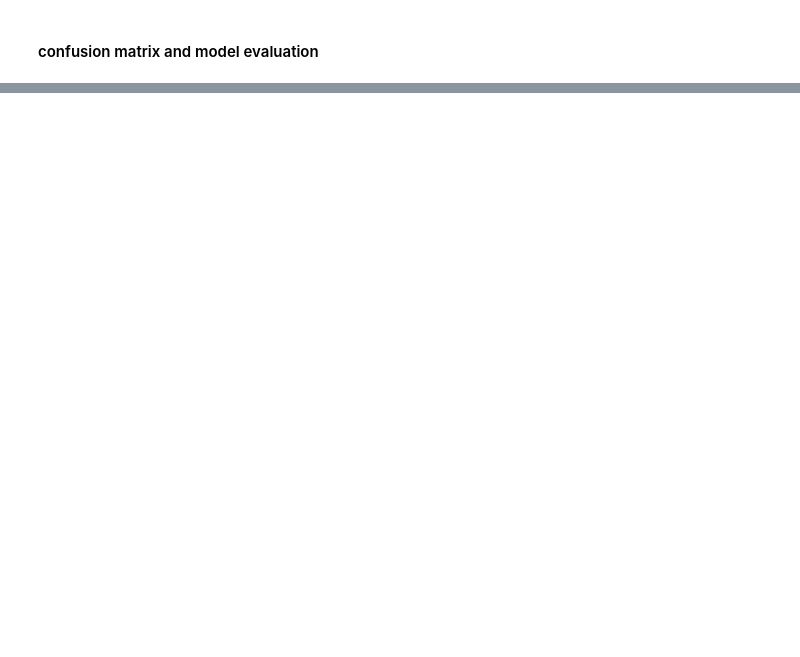
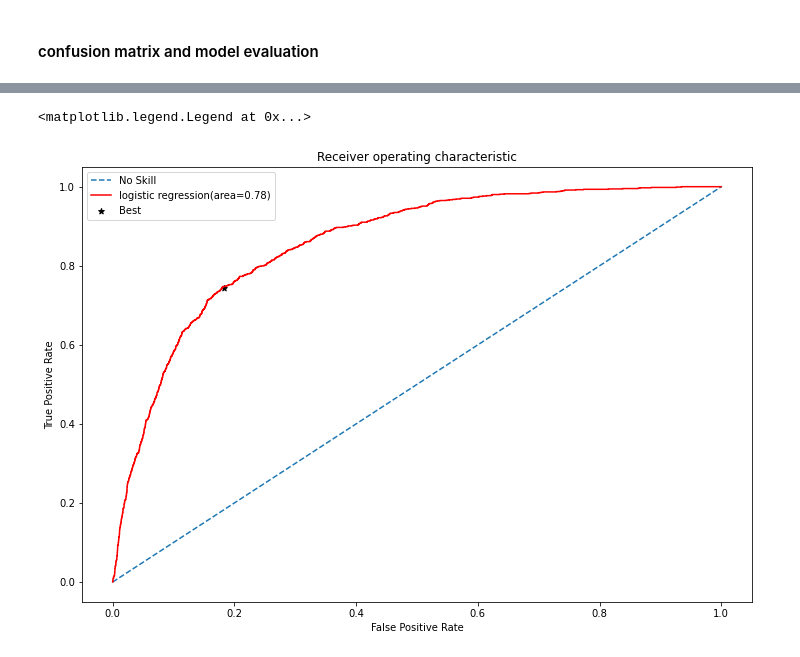
Before and after one commit to shubh24billu/logistic-regression, a Jupyter notebook: logistic_bank assignment.ipynb, the cells around one changed output, grey strips where cells are left out. Saved outputs shown, nothing was run; the diff lists cells and outputs as text; code cells hidden in the pictures; blank space fills up the shorter version.

```diff
--- a/logistic_bank assignment.ipynb
+++ b/logistic_bank assignment.ipynb
@@ -207,0 +344,12 @@ plt.show()
+# %%
+plt.subplots(figsize=[12, 8])
+plt.plot([0,1], [0,1], linestyle='--', label='No Skill')
+plt.plot(fpr1, tpr1, color="red", label="logistic regression(area=%0.2f)"% Logit_roc_score2)
+plt.scatter(fpr[ix], tpr[ix], marker='*', color='black', label='Best')
+plt.xlabel("False Positive Rate")
+plt.ylabel('True Positive Rate')
+plt.title('Receiver operating characteristic')
+plt.legend()
+# %% [output]
+<matplotlib.legend.Legend at 0x...>
+[figure, added]
```
Also changed, not shown: parts of 46 cells of this notebook.
